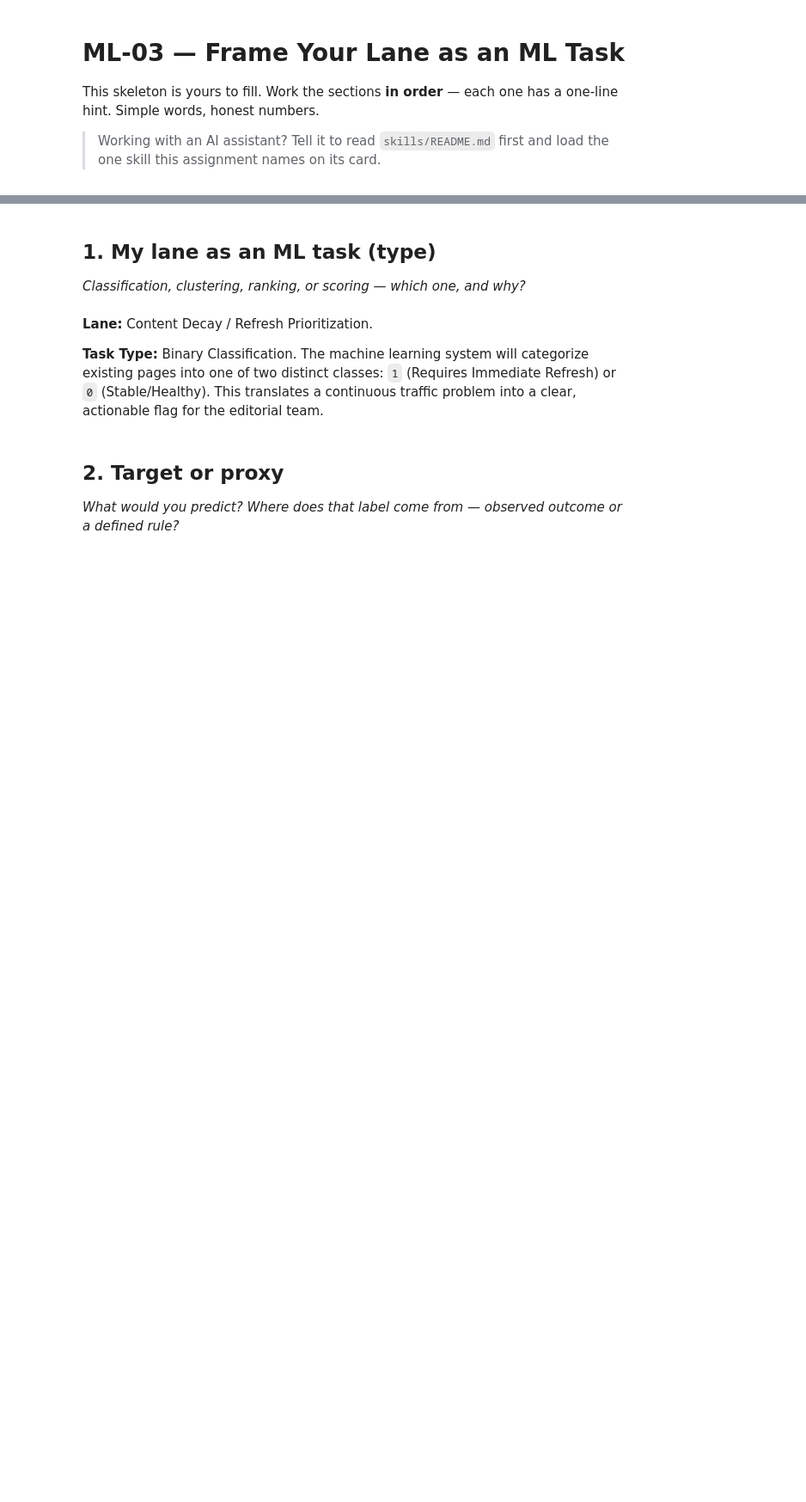
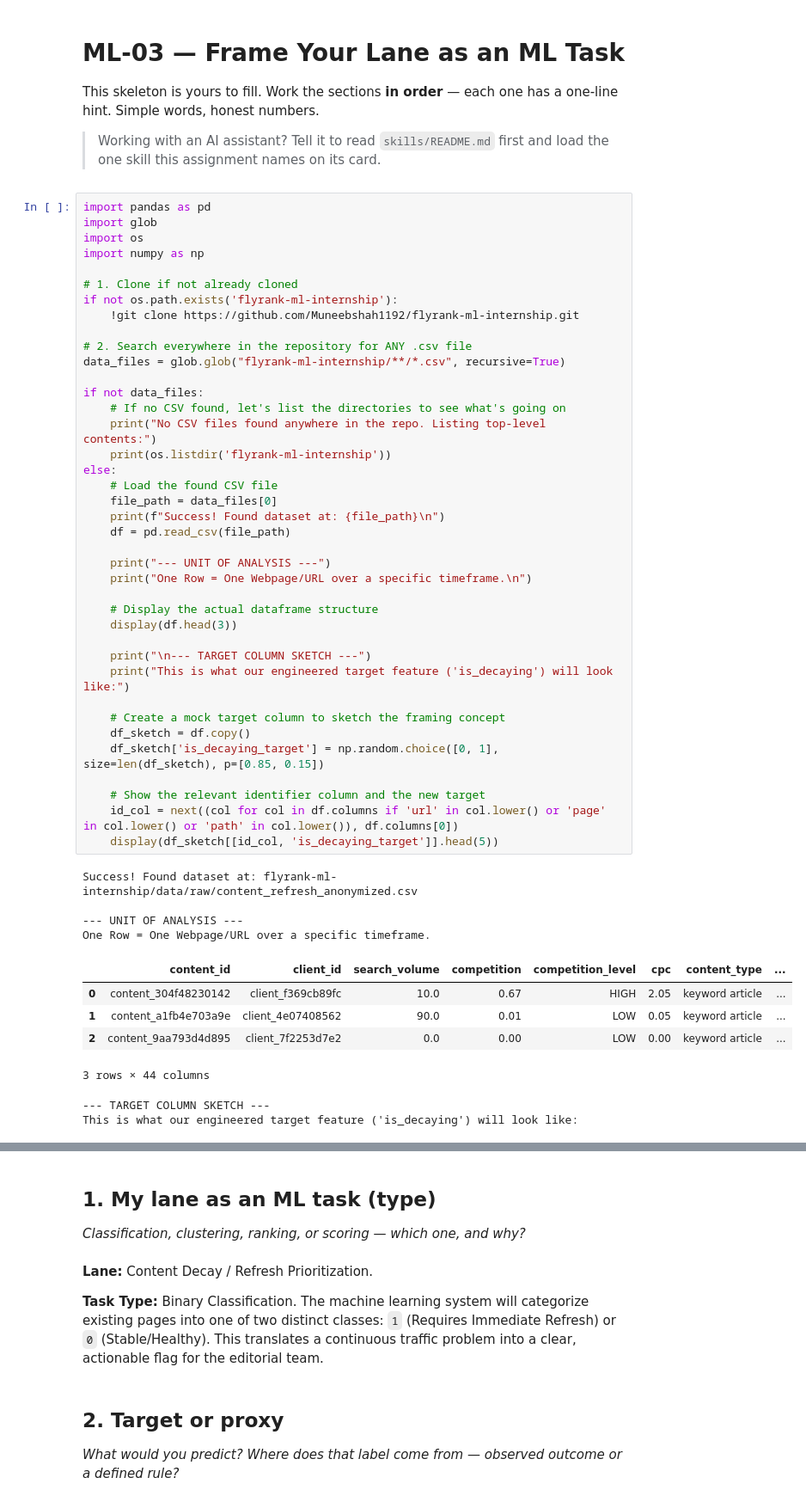
Before and after one commit to Muneebshah1192/Ai-Health-agent, a Jupyter notebook: work/notebooks/w02_ml_task_framing.ipynb, the cells around one changed output, grey strips where cells are left out. Shown at 86% size. Drawn from its saved outputs; the diff is of its cells as text; blank space fills up the shorter version.

```diff
--- a/work/notebooks/w02_ml_task_framing.ipynb
+++ b/work/notebooks/w02_ml_task_framing.ipynb
@@ -6,3 +6,54 @@
 This skeleton is yours to fill. Work the sections **in order** — each one has a one-line hint. Simple words, honest numbers.
 
 > Working with an AI assistant? Tell it to read `skills/README.md` first and load the one skill this assignment names on its card.
+# %%
+import pandas as pd
+import glob
+import os
+import numpy as np
+
+# 1. Clone if not already cloned
+if not os.path.exists('flyrank-ml-internship'):
+    !git clone https://github.com/Muneebshah1192/flyrank-ml-internship.git
+
+# 2. Search everywhere in the repository for ANY .csv file
+data_files = glob.glob("flyrank-ml-internship/**/*.csv", recursive=True)
+
+if not data_files:
+    # If no CSV found, let's list the directories to see what's going on
+    print("No CSV files found anywhere in the repo. Listing top-level contents:")
+    print(os.listdir('flyrank-ml-internship'))
+else:
+    # Load the found CSV file
+    file_path = data_files[0]
+    print(f"Success! Found dataset at: {file_path}\n")
+    df = pd.read_csv(file_path)
+
+    print("--- UNIT OF ANALYSIS ---")
+    print("One Row = One Webpage/URL over a specific timeframe.\n")
+
+    # Display the actual dataframe structure
+    display(df.head(3))
+
+    print("\n--- TARGET COLUMN SKETCH ---")
+    print("This is what our engineered target feature ('is_decaying') will look like:")
+
+    # Create a mock target column to sketch the framing concept
+    df_sketch = df.copy()
+    df_sketch['is_decaying_target'] = np.random.choice([0, 1], size=len(df_sketch), p=[0.85, 0.15])
+
+    # Show the relevant identifier column and the new target
+    id_col = next((col for col in df.columns if 'url' in col.lower() or 'page' in col.lower() or 'path' in col.lower()), df.columns[0])
+    display(df_sketch[[id_col, 'is_decaying_target']].head(5))
+# %% [output]
+Success! Found dataset at: flyrank-ml-internship/data/raw/content_refresh_anonymized.csv
+
+--- UNIT OF ANALYSIS ---
+One Row = One Webpage/URL over a specific timeframe.
+|  | content_id | client_id | search_volume | competition | competition_level | cpc | content_type | ... |
+| 0 | content_304f48230142 | client_f369cb89fc | 10.0 | 0.67 | HIGH | 2.05 | keyword article | ... |
+| 1 | content_a1fb4e703a9e | client_4e07408562 | 90.0 | 0.01 | LOW | 0.05 | keyword article | ... |
+| 2 | content_9aa793d4d895 | client_7f2253d7e2 | 0.0 | 0.00 | LOW | 0.00 | keyword article | ... |
+3 rows × 44 columns
+--- TARGET COLUMN SKETCH ---
+This is what our engineered target feature ('is_decaying') will look like:
```
Also changed, not shown: parts of 2 cells of this notebook.
